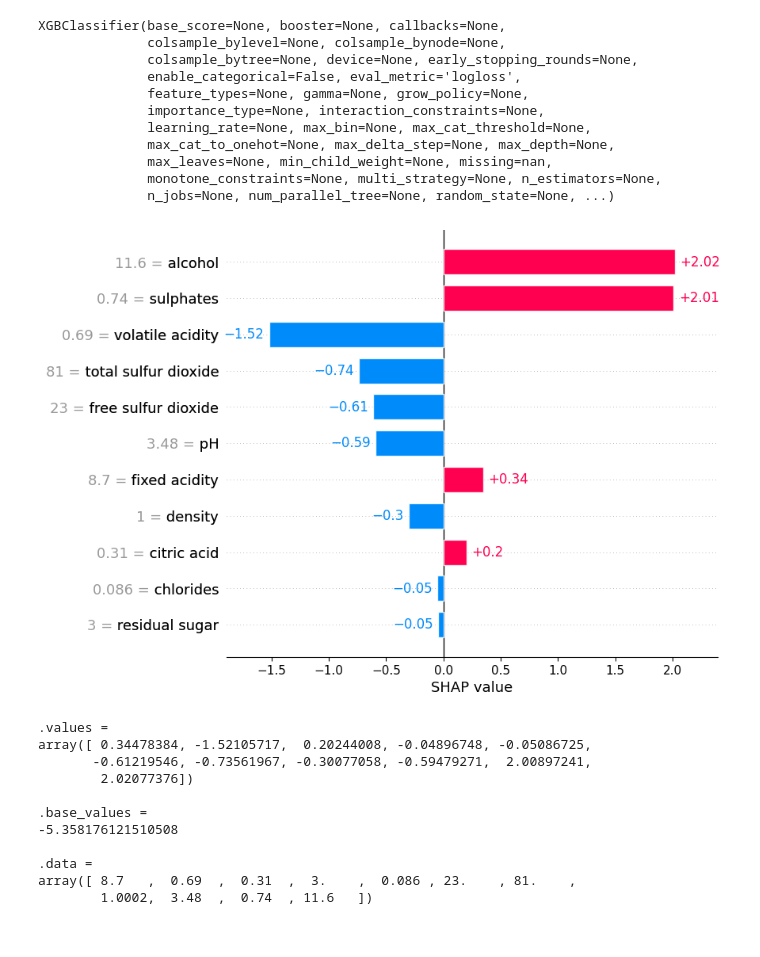
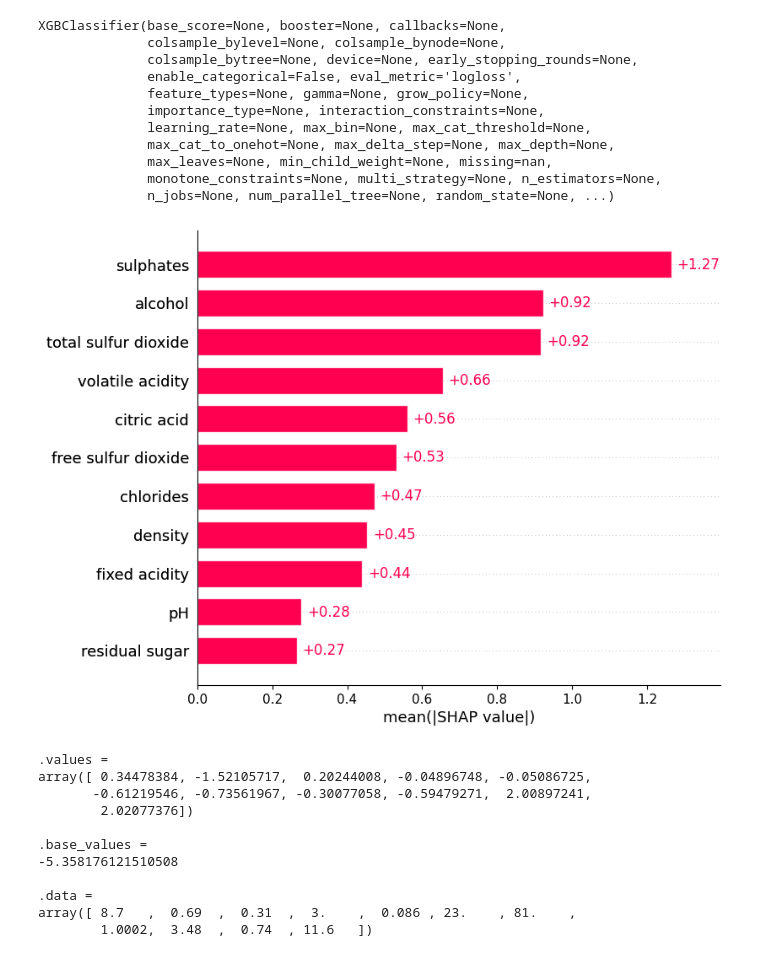
Before and after one commit to Yvonnefanf/ChartCaption, a Jupyter notebook: Data/XAI_outputs/WineQuality/SHAP.ipynb, the cells around one changed output. Saved outputs shown, nothing was run; the diff lists cells and outputs as text; code cells hidden in the pictures.

```diff
--- a/Data/XAI_outputs/WineQuality/SHAP.ipynb
+++ b/Data/XAI_outputs/WineQuality/SHAP.ipynb
@@ -40,15 +37,15 @@ XGBClassifier(base_score=None, booster=None, callbacks=None,
 # %%
 # Compute SHAP values
 explainer = shap.Explainer(model, X_train)
 shap_values = explainer(X_train)
 
 # SHAP bar plot for feature importance
-shap.plots.bar(shap_values[0], max_display=12)
+shap.plots.bar(shap_values, max_display=12)
 
 # To display the plots in a script
 plt.show()
 # %% [output]
-[figure, old version]
+[figure, new version]
 # %%
 shap_values[0]
 # %% [output]
```
Also changed, not shown: parts of 1 cell of this notebook, 3 other files.
